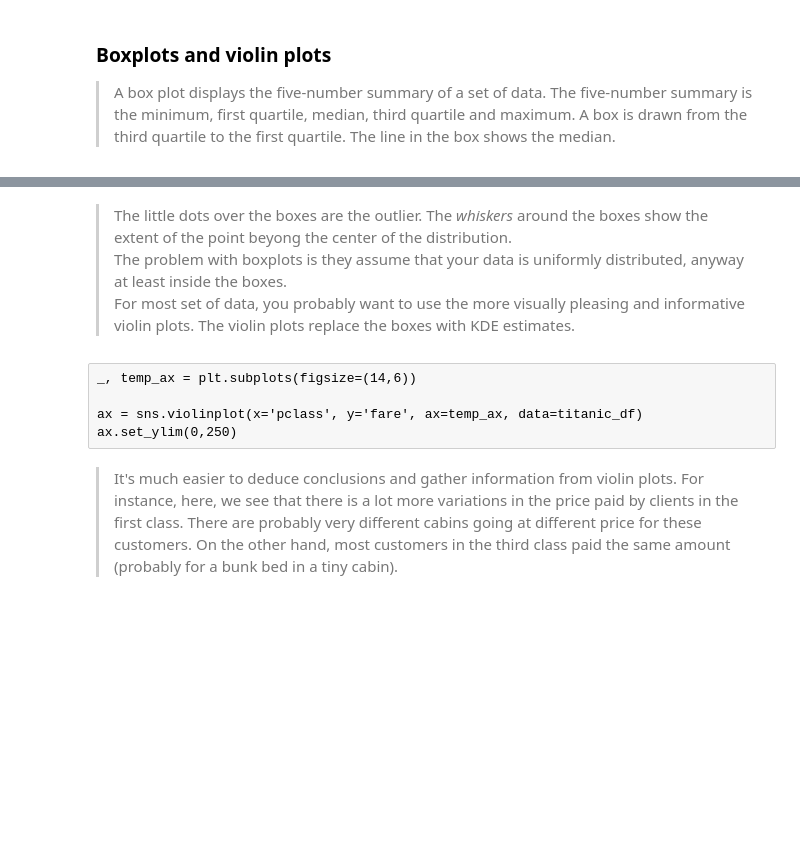
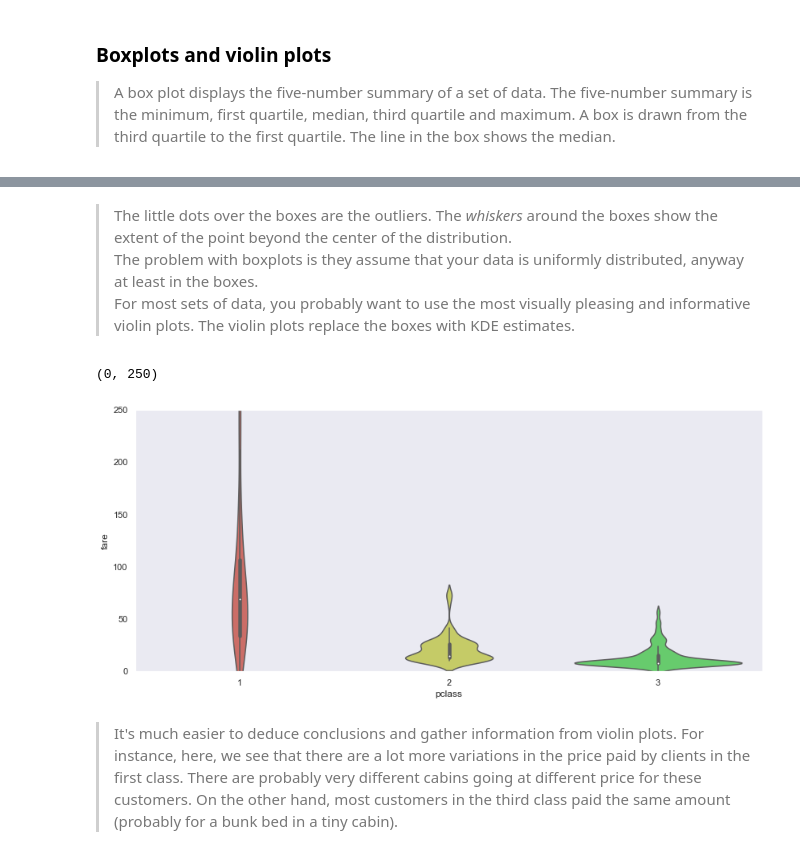
Before and after one commit to erikmagic/python-tutorials, a Jupyter notebook: seaborn/seaborn_en.ipynb, the cells around one changed output, grey strips where cells are left out. Saved outputs shown, nothing was run; the diff lists cells and outputs as text; code cells hidden in the pictures; blank space fills up the shorter version.

```diff
--- a/seaborn/seaborn_en.ipynb
+++ b/seaborn/seaborn_en.ipynb
@@ -406,11 +407,14 @@ ax.set_ylim(0,250)
 # %% [markdown]
-> The little dots over the boxes are the outlier. The *whiskers* around the boxes show the extent of the point beyong the center of the distribution.
-The problem with boxplots is they assume that your data is uniformly distributed, anyway at least inside the boxes.
-For most set of data, you probably want to use the more visually pleasing and informative violin plots. The violin plots replace the boxes with KDE estimates.
+> The little dots over the boxes are the outliers. The *whiskers* around the boxes show the extent of the point beyond the center of the distribution.
+The problem with boxplots is they assume that your data is uniformly distributed, anyway at least in the boxes.
+For most sets of data, you probably want to use the most visually pleasing and informative violin plots. The violin plots replace the boxes with KDE estimates.
-# %% [raw]
-_, temp_ax = plt.subplots(figsize=(14,6))
-
-ax = sns.violinplot(x='pclass', y='fare', ax=temp_ax, data=titanic_df)
-ax.set_ylim(0,250)
+# %%
+_, temp_ax = plt.subplots(figsize=(14,6))
+
+ax = sns.violinplot(x='pclass', y='fare', ax=temp_ax, data=titanic_df)
+ax.set_ylim(0,250)
+# %% [output]
+(0, 250)
+[figure, added]
 # %% [markdown]
-> It's much easier to deduce conclusions and gather information from violin plots. For instance, here, we see that there is a lot more variations in the price paid by clients in the first class. There are probably very different cabins going at different price for these customers. On the other hand, most customers in the third class paid the same amount (probably for a bunk bed in a tiny cabin).
+> It's much easier to deduce conclusions and gather information from violin plots. For instance, here, we see that there are a lot more variations in the price paid by clients in the first class. There are probably very different cabins going at different price for these customers. On the other hand, most customers in the third class paid the same amount (probably for a bunk bed in a tiny cabin).
```
Also changed, not shown: parts of 36 cells of this notebook, 2 other files.
